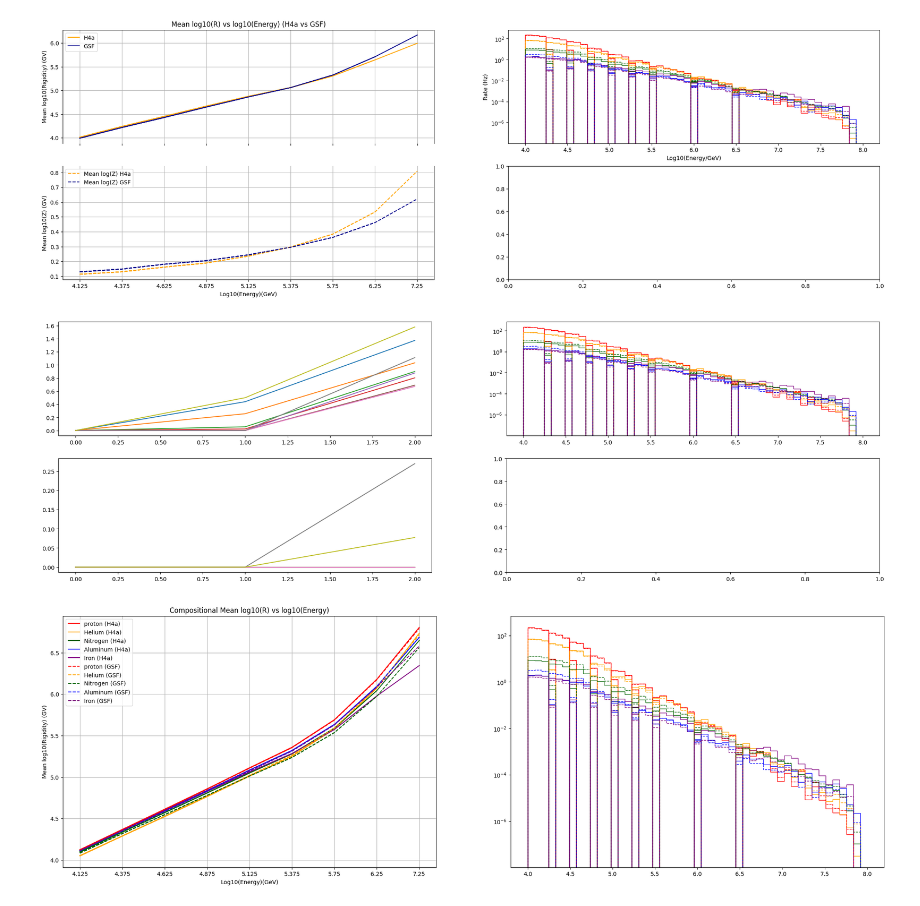
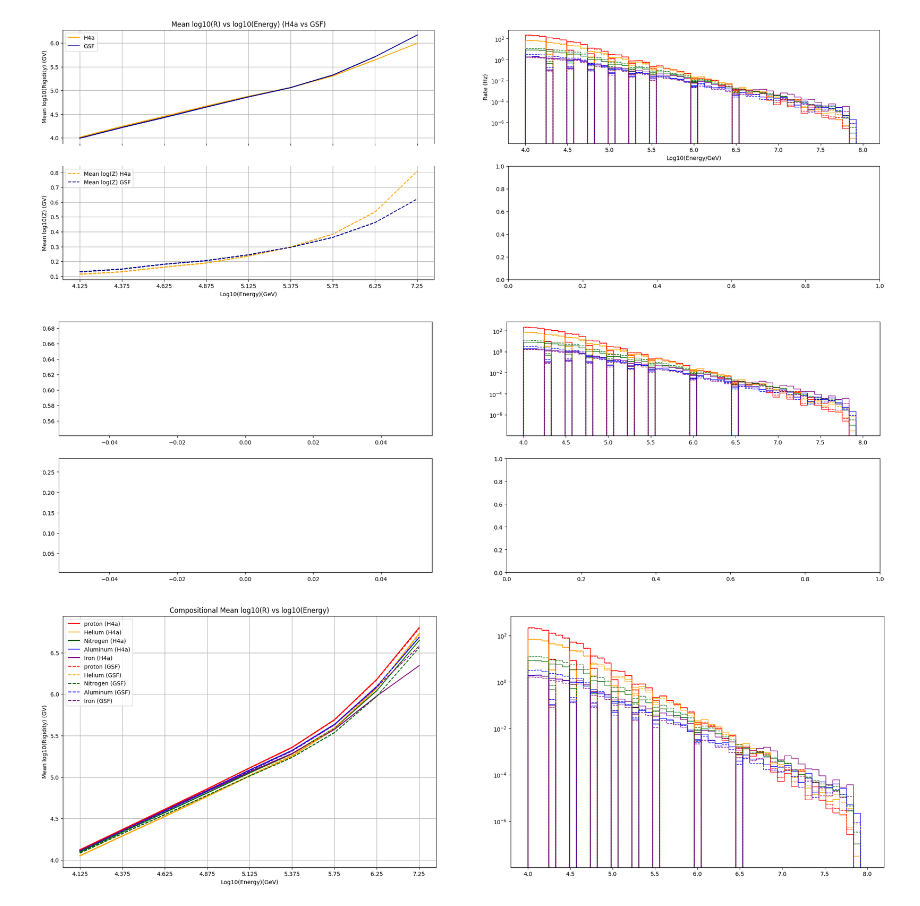
Before and after one commit to fmcnallyi3/it_anisotropy, a Jupyter notebook: rigidity/reco_energy.ipynb, the cells around one changed output. Drawn from its saved outputs; the diff is of its cells as text; code cells hidden in the pictures.

```diff
--- a/rigidity/reco_energy.ipynb
+++ b/rigidity/reco_energy.ipynb
@@ -284,8 +284,7 @@ def weighted_quantiles(values, weights, quantiles=0.5):
 lza = np.log10(zarray)
 # %%
 bins=np.linspace(4, 8, 50)
-ncols=2
-fig, axs = plt.subplots(figsize = (13 * ncols, 8), ncols=ncols, nrows=2)
+fig, axs = plt.subplots(figsize = (13 * ncols, 8), ncols=2, nrows=2)
 for tier in BINS:
     totH=0
     totG=0
@@ -308,51 +307,51 @@ for tier in BINS:
     totG = pG + HeG + NG + AlG + FeG
 
     # Calculate the discrete binned fractional composition for the GaisserH4a weight
-    pfracH = np.nanmean(pH) / np.nanmean(totH)
-    HefracH = np.nanmean(HeH) / np.nanmean(totH)
-    NfracH = np.nanmean(NH) / np.nanmean(totH)
-    AlfracH = np.nanmean(AlH) / np.nanmean(totH)
-    FefracH = np.nanmean(FeH) / np.nanmean(totH)
+    pfracH = pH / totH
+    HefracH = HeH / totH
+    NfracH = NH / totH
+    AlfracH = AlH / totH
+    FefracH = FeH / totH
 
     # Calculate the discrete binned fractional composition for the GlobalSplineFit5Comp weight
-    pfracG = np.nanmean(pG) / np.nanmean(totG)
-    HefracG = np.nanmean(HeG) / np.nanmean(totG)
-    NfracG = np.nanmean(NG) / np.nanmean(totG)
-    AlfracG = np.nanmean(AlG) / np.nanmean(totG)
-    FefracG = np.nanmean(FeG) / np.nanmean(totG)
+    pfracG = pG / totG
+    HefracG = HeG / totG
+    NfracG = NG / totG
+    AlfracG = AlG / totG
+    FefracG = FeG / totG
 
     # Calculate the mean base 10 log charge and atomic mass for GaisserH4a weight
     meanZH = ((pfracH*np.log10(1)) + (HefracH*np.log10(2)) + (NfracH*np.log10(7)) + (AlfracH*np.log10(13)) + (FefracH*np.log10(26)))
 
     # Calculate the mean base 10 log charge and atomic mass for GlobalSplineFit5Comp weight
     meanZG = ((pfracG*np.log10(1)) + (HefracG*np.log10(2)) + (NfracG*np.log10(7)) + (AlfracG*np.log10(13)) + (FefracG*np.log10(26)))
 
     # Calculate the discrete weighted rigidities (for rgidity line graph)
     rigidH = np.average(d['reco_energy'][np.logical_and(BINS[tier], qual_cut)], weights=d['GaisserH4a'][np.logical_and(BINS[tier], qual_cut)]) - (meanZH / 1)
     rigidG = np.average(d['reco_energy'][np.logical_and(BINS[tier], qual_cut)], weights=d['GlobalSplineFit5Comp'][np.logical_and(BINS[tier], qual_cut)]) - (meanZG / 1)
 
     # Weighted quantiles the fractional composition
     pfhw = weighted_quantiles(pfracH, d['GaisserH4a'], [.1,.5,.9])
     hfhw = weighted_quantiles(HefracH, d['GaisserH4a'], [.1,.5,.9])
     nfhw = weighted_quantiles(NfracH, d['GaisserH4a'], [.1,.5,.9])
     afhw = weighted_quantiles(AlfracH, d['GaisserH4a'], [.1,.5,.9])
     ifhw = weighted_quantiles(FefracH, d['GaisserH4a'], [.1,.5,.9])
 
     pfgw = weighted_quantiles(pfracH, d['GlobalSplineFit5Comp'], [.1,.5,.9])
     hfgw = weighted_quantiles(HefracH, d['GlobalSplineFit5Comp'], [.1,.5,.9])
     nfgw = weighted_quantiles(NfracH, d['GlobalSplineFit5Comp'], [.1,.5,.9])
     afgw = weighted_quantiles(AlfracH, d['GlobalSplineFit5Comp'], [.1,.5,.9])
     ifgw = weighted_quantiles(FefracH, d['GlobalSplineFit5Comp'], [.1,.5,.9])
 
 
     #bins= (bins[:1]-bins[1:])/2
     sumZH = ((pfhw * np.log10(1)) + (hfhw*np.log10(2)) + (nfhw*np.log10(7)) + (afhw*np.log10(13)) + (ifhw*np.log10(26)))/1
     medZH = np.median(sumZH)
     axs[0,0].plot(sumZH)
     axs[1,0].plot(pfgw)
     #print('median log10(Z): ' + str(round(medZH, 3)))
 # %% [output]
-[figure, old version]
+[figure, new version]
 # %%
 bins=np.linspace(4, 8, 50)
 ncols=2
```
